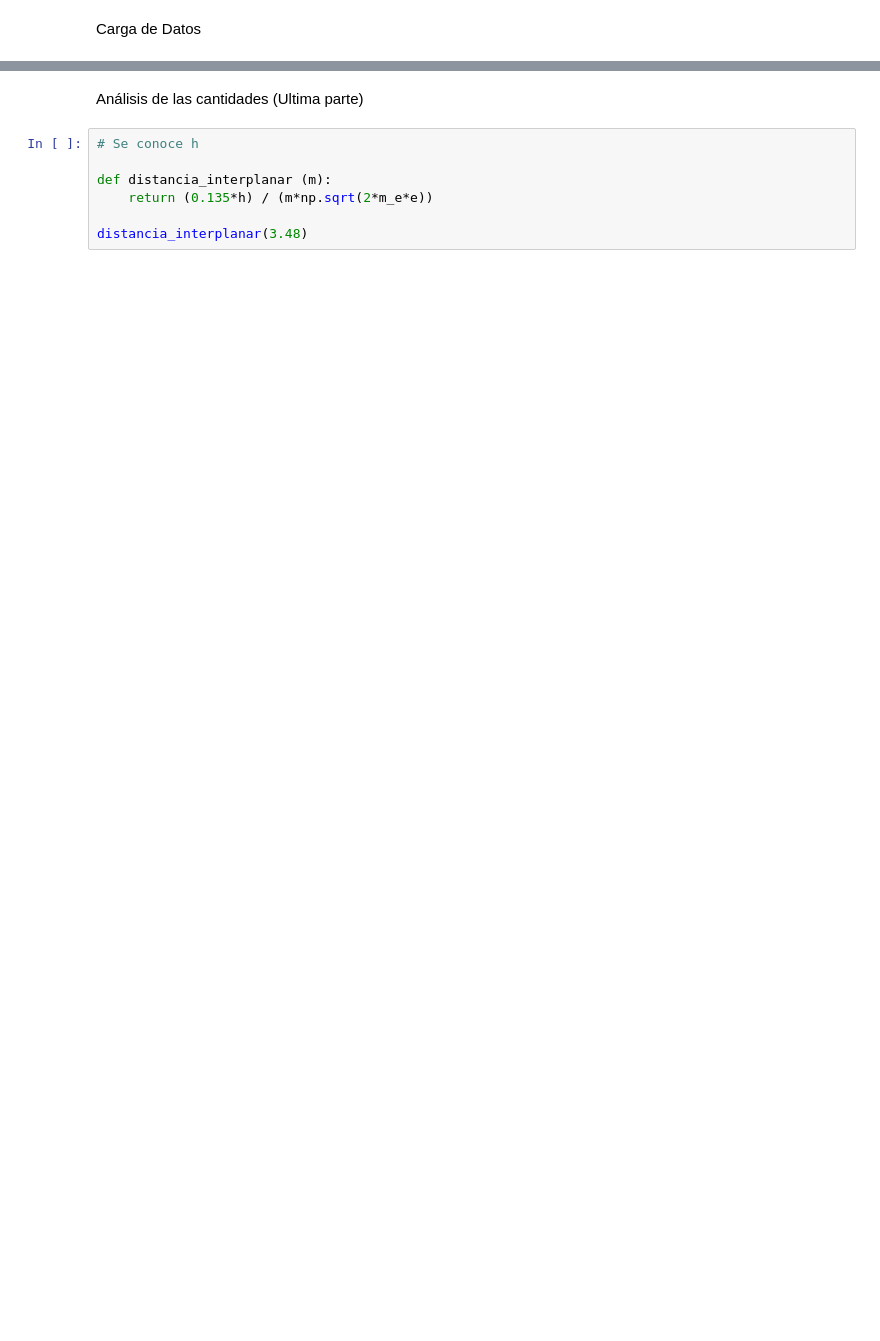
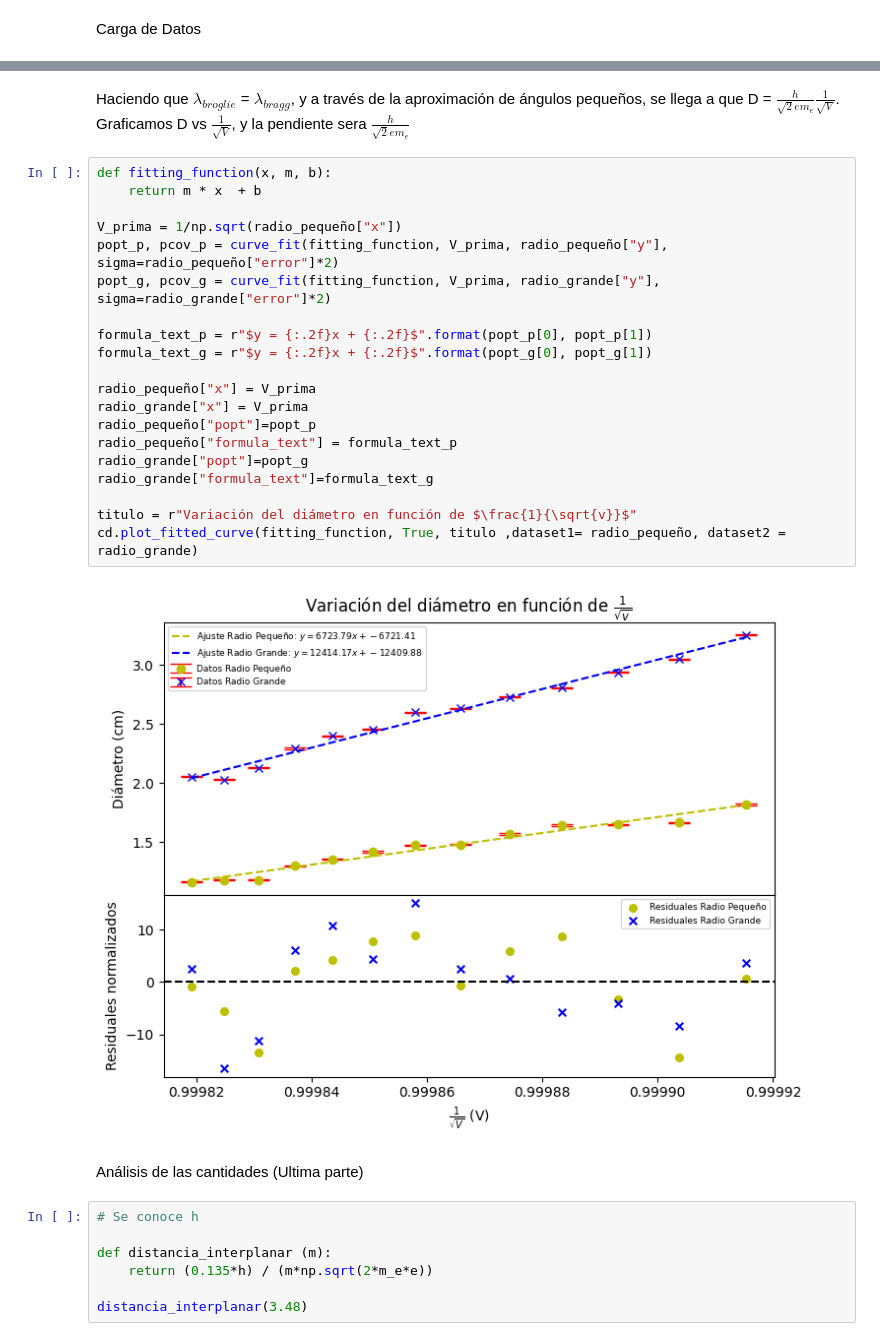
Before and after one commit to ryuu1213/RepositorioVario, a Jupyter notebook: lab_intermedio/difraccion_electrones/analisis.ipynb, the cells around one changed output, grey strips where cells are left out. Cells and saved outputs as stored; diff of their text form; blank space fills up the shorter version.

```diff
--- a/lab_intermedio/difraccion_electrones/analisis.ipynb
+++ b/lab_intermedio/difraccion_electrones/analisis.ipynb
@@ -70,3 +134,27 @@ NameError: name 'radio_pequeño' is not defined
+# %% [markdown]
+Haciendo que $\lambda_{broglie}$ = $\lambda_{bragg}$, y a través de la aproximación de ángulos pequeños, se llega a que D = $\frac{h}{\sqrt 2 e m_e} \frac{1}{\sqrt V}$. Graficamos D vs $\frac{1}{\sqrt V}$, y la pendiente sera $\frac{h}{\sqrt 2 e m_e}$
+# %%
+def fitting_function(x, m, b):
+    return m * x  + b
+
+V_prima = 1/np.sqrt(radio_pequeño["x"])
+popt_p, pcov_p = curve_fit(fitting_function, V_prima, radio_pequeño["y"], sigma=radio_pequeño["error"]*2)
+popt_g, pcov_g = curve_fit(fitting_function, V_prima, radio_grande["y"], sigma=radio_grande["error"]*2)
+
+formula_text_p = r"$y = {:.2f}x + {:.2f}$".format(popt_p[0], popt_p[1])
+formula_text_g = r"$y = {:.2f}x + {:.2f}$".format(popt_g[0], popt_g[1])
+
+radio_pequeño["x"] = V_prima
+radio_grande["x"] = V_prima
+radio_pequeño["popt"]=popt_p
+radio_pequeño["formula_text"] = formula_text_p
+radio_grande["popt"]=popt_g
+radio_grande["formula_text"]=formula_text_g
+
+titulo = r"Variación del diámetro en función de $\frac{1}{\sqrt{v}}$"
+cd.plot_fitted_curve(fitting_function, True, titulo ,dataset1= radio_pequeño, dataset2 = radio_grande)
+# %% [output]
+[figure, added]
 # %% [markdown]
 Análisis de las cantidades (Ultima parte)
 # %%
```
Also changed, not shown: parts of 10 cells of this notebook, 2 other files.
